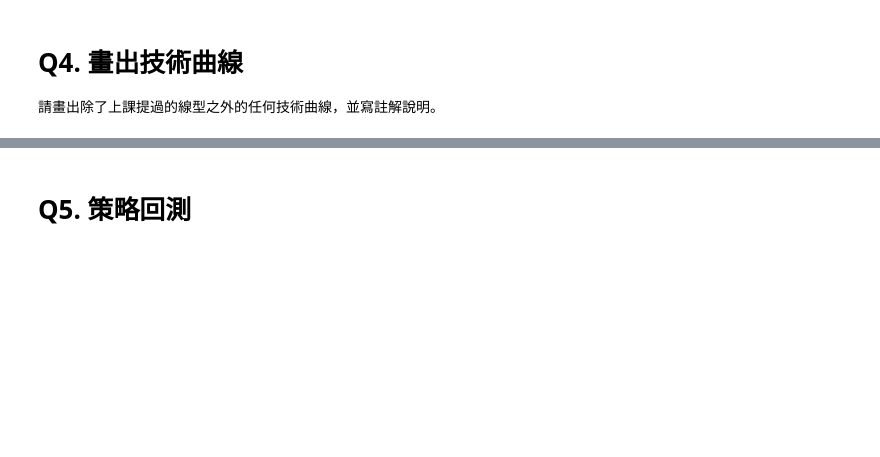
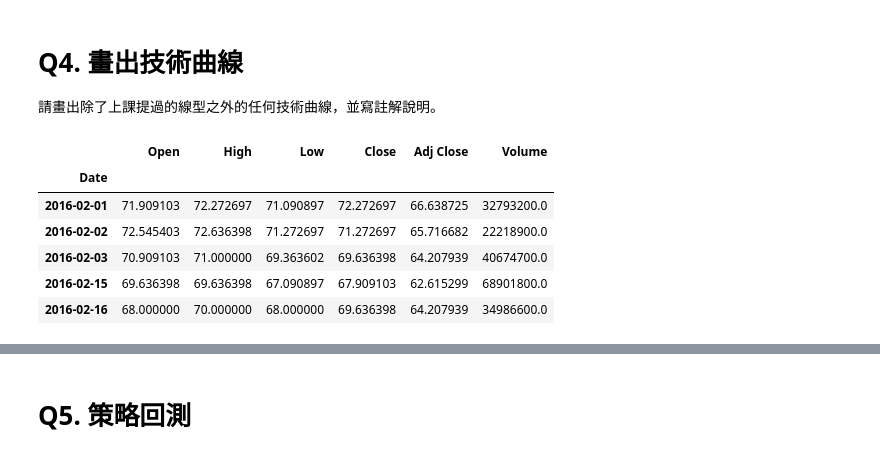
Before and after one commit to tungp03/2016FM617, a Jupyter notebook: midterm/Midterm.ipynb, the cells around one changed output, grey strips where cells are left out. Saved outputs shown, nothing was run; the diff lists cells and outputs as text; code cells hidden in the pictures; blank space fills up the shorter version.

```diff
--- a/midterm/Midterm.ipynb
+++ b/midterm/Midterm.ipynb
@@ -147,0 +142,12 @@ df['60d'] = pd.Series.rolling(df['Close'], window=60).mean()
+# %%
+tw2317 = web.DataReader("2317.tw", 'yahoo', datetime(2016,2,1))
+tw2317 = tw2317.dropna()  # 有遺失值的觀測值都刪除
+tw2317.head()
+# %% [output]
+|  | Open | High | Low | Close | Adj Close | Volume |
+| Date |  |  |  |  |  |  |
+| 2016-02-01 | 71.909103 | 72.272697 | 71.090897 | 72.272697 | 66.638725 | 32793200.0 |
+| 2016-02-02 | 72.545403 | 72.636398 | 71.272697 | 71.272697 | 65.716682 | 22218900.0 |
+| 2016-02-03 | 70.909103 | 71.000000 | 69.363602 | 69.636398 | 64.207939 | 40674700.0 |
+| 2016-02-15 | 69.636398 | 69.636398 | 67.090897 | 67.909103 | 62.615299 | 68901800.0 |
+| 2016-02-16 | 68.000000 | 70.000000 | 68.000000 | 69.636398 | 64.207939 | 34986600.0 |
```
Also changed, not shown: parts of 6 cells of this notebook.
